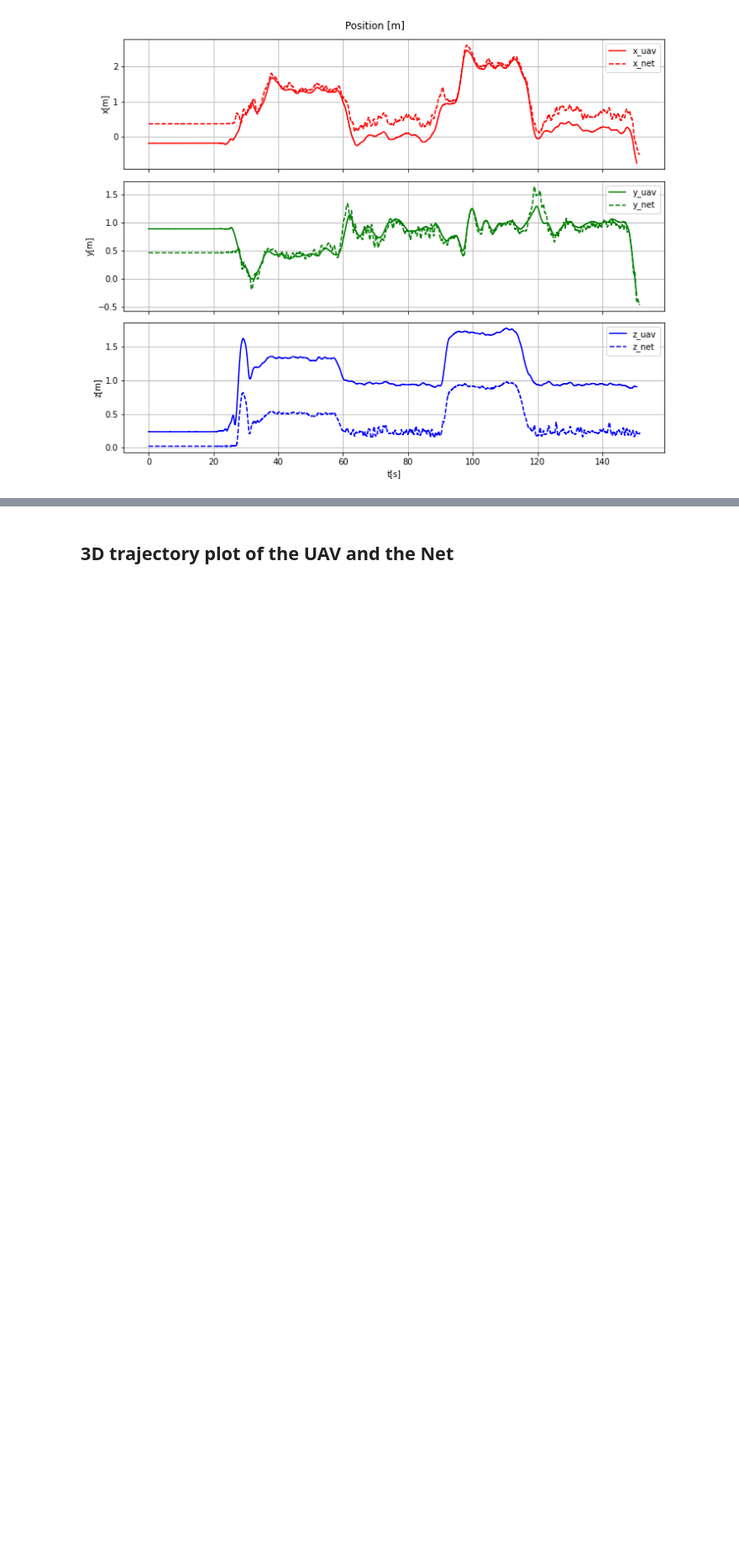
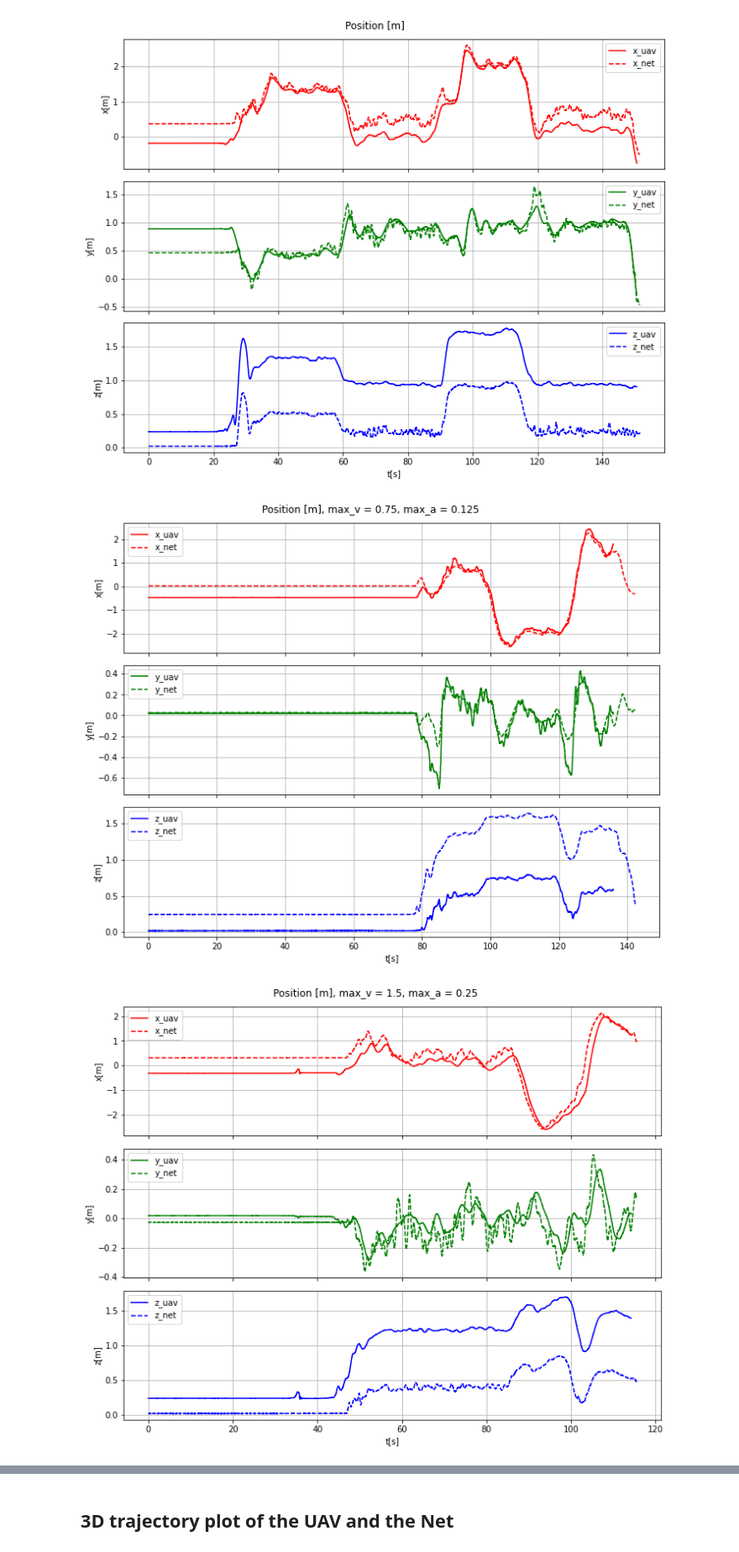
Before and after one commit to fzoric8/ros_utils, a Jupyter notebook: play/ICRA2024.ipynb, the cells around one changed output, grey strips where cells are left out. Shown at 84% size. Cells and saved outputs as stored; diff of their text form; code cells hidden in the pictures; blank space fills up the shorter version.

```diff
--- a/play/ICRA2024.ipynb
+++ b/play/ICRA2024.ipynb
@@ -223,6 +310,12 @@ bag_paths = []
 for bag_name in os.listdir("./bags"):
     bag_paths.append("./bags/{}".format(bag_name))
 
-print(bag_paths)
-b = bagreader(bag_paths[3])
+
+find_bag_by_name('slow', bag_paths)
+find_bag_by_name('middle', bag_paths)
+find_bag_by_name('fast', bag_paths)
+
+b_slow = bagreader(bag_paths[11])
+b_middle = bagreader(bag_paths[17])
+b_fast = bagreader(bag_paths[14])
 # %% [output]
@@ -236 +330,5 @@ for topic in b.topics:
+# %%
+csv_slow = create_csv(b_slow)
+csv_middle = create_csv(b_middle)
+csv_fast = create_csv(b_fast)
 # %%
@@ -246,0 +346,12 @@ net_pose = pd.read_csv(csv_files[8]); net_pose = scale_time(net_pose)
+# %%
+# Slow
+uav_slow = pd.read_csv(csv_slow[1]); uav_slow = scale_time(uav_slow)
+net_slow = pd.read_csv(csv_slow[4]); net_slow = scale_time(net_slow)
+
+# Mid
+uav_mid = pd.read_csv(csv_middle[1]); uav_mid = scale_time(uav_mid)
+net_mid = pd.read_csv(csv_middle[4]); net_mid = scale_time(net_mid)
+
+# Fast
+uav_fast = pd.read_csv(csv_fast[1]); uav_fast = scale_time(uav_fast)
+net_fast = pd.read_csv(csv_fast[4]); net_fast = scale_time(net_fast)
@@ -264,3 +395,24 @@ print(len(t1), len(t2))
 plot_positions(t1, x1, y1, z1, t2, x2, y2, z2)
 # %% [output]
 [figure]
+# %%
+# UAV Slow
+# uav_slow = crop_df_time(uav_slow, 120, 135); net_slow = crop_df_time(net_slow, 120, 135)
+ts0,xs0,ys0,zs0 = extract_positions(uav_slow)
+ts1,xs1,ys1,zs1 = extract_positions(net_slow)
+plot_positions(ts0, xs0, ys0, zs0, ts1, xs1, ys1, zs1, title=(0.75, 0.125))
+
+# UAV middle
+#uav_mid = crop_df_time(uav_mid, 120, 1); net_mid = crop_df_time()
+tm0,xm0,ym0,zm0 = extract_positions(uav_mid)
+tm1,xm1,ym1,zm1 = extract_positions(net_mid)
+plot_positions(tm0, xm0, ym0, zm0, tm1, xm1, ym1, zm1, title=(1.5, 0.25))
+
+# UAV fast
+#uav_fast = crop_df_time(); net_fast= crop_df_time()
+tf0,xf0,yf0,zf0 = extract_positions(uav_fast)
+tf1,xf1,yf1,zf1 = extract_positions(net_fast)
+plot_positions(tf0, xf0, yf0, zf0, tf1, xf1, yf1, zf1, title=(1.5, 0.5))
+# %% [output]
+[figure, added]
+[figure, added]
```
Also changed, not shown: parts of 12 cells of this notebook, 1 other file.
